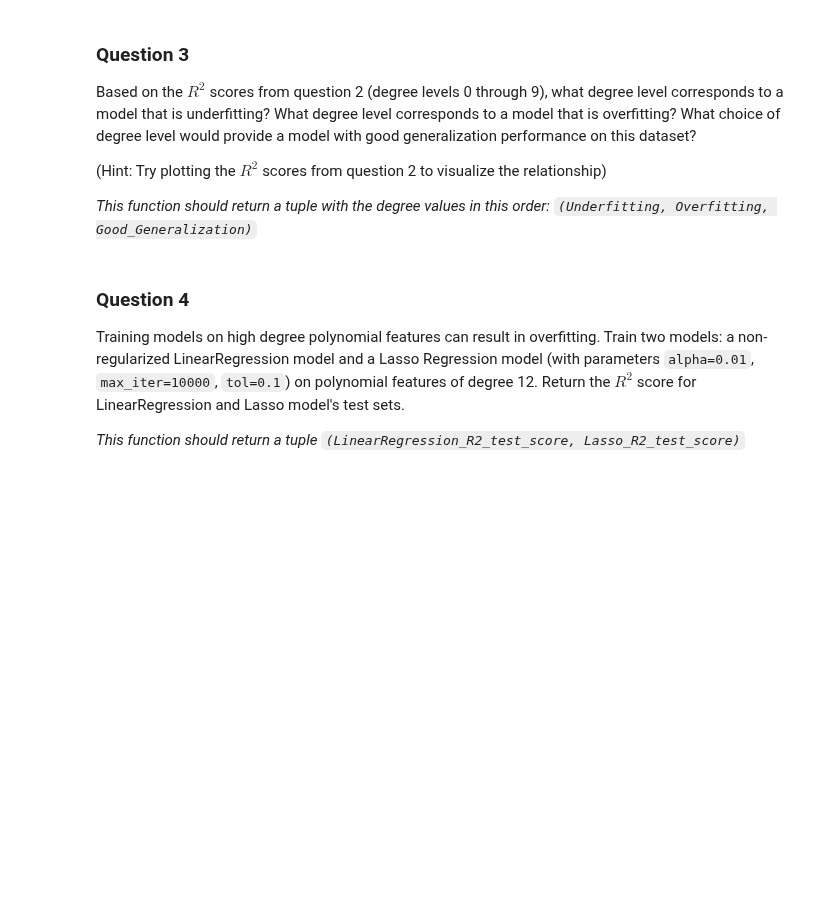
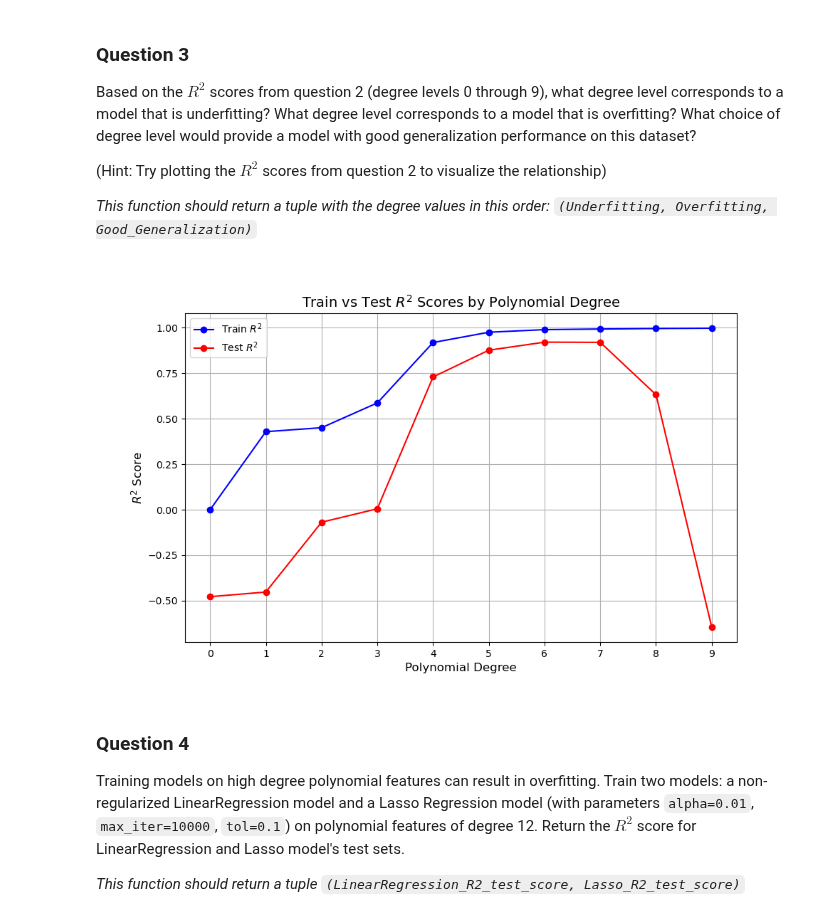
Before and after one commit to JosePabloGFnl/Applied-Data-Science-with-Python, a Jupyter notebook: Applied Machine Learning in Python/Week 2/assignment2.ipynb, the cells around one changed output. Cells and saved outputs as stored; diff of their text form; code cells hidden in the pictures; blank space fills up the shorter version.

Commit message:
plot_three

```diff
--- a/Applied Machine Learning in Python/Week 2/assignment2.ipynb
+++ b/Applied Machine Learning in Python/Week 2/assignment2.ipynb
@@ -182,6 +182,34 @@ Based on the $R^2$ scores from question 2 (degree levels 0 through 9), what degr
 (Hint: Try plotting the $R^2$ scores from question 2 to visualize the relationship)
 
 *This function should return a tuple with the degree values in this order: `(Underfitting, Overfitting, Good_Generalization)`*
+# %%
+def plot_three(degree_predictions):
+    import matplotlib.pyplot as plt
+    import numpy as np
+
+    # Assuming the r2_train and r2_test arrays are returned from your function
+    r2_train, r2_test = answer_two()
+
+    # Define the range of degrees (0 to 9, inclusive)
+    degrees = np.arange(10)
+
+    # Plotting
+    plt.figure(figsize=(10, 6))
+    plt.plot(degrees, r2_train, label='Train $R^2$', marker='o', color='blue')
+    plt.plot(degrees, r2_test, label='Test $R^2$', marker='o', color='red')
+
+    # Add plot details
+    plt.title('Train vs Test $R^2$ Scores by Polynomial Degree', fontsize=14)
+    plt.xlabel('Polynomial Degree', fontsize=12)
+    plt.ylabel('$R^2$ Score', fontsize=12)
+    plt.xticks(degrees)
+    plt.legend()
+    plt.grid(True)
+    plt.show()
+
+plot_three(answer_two())
+# %% [output]
+[figure, added]
 # %%
 def answer_three():
     # YOUR CODE HERE
```
